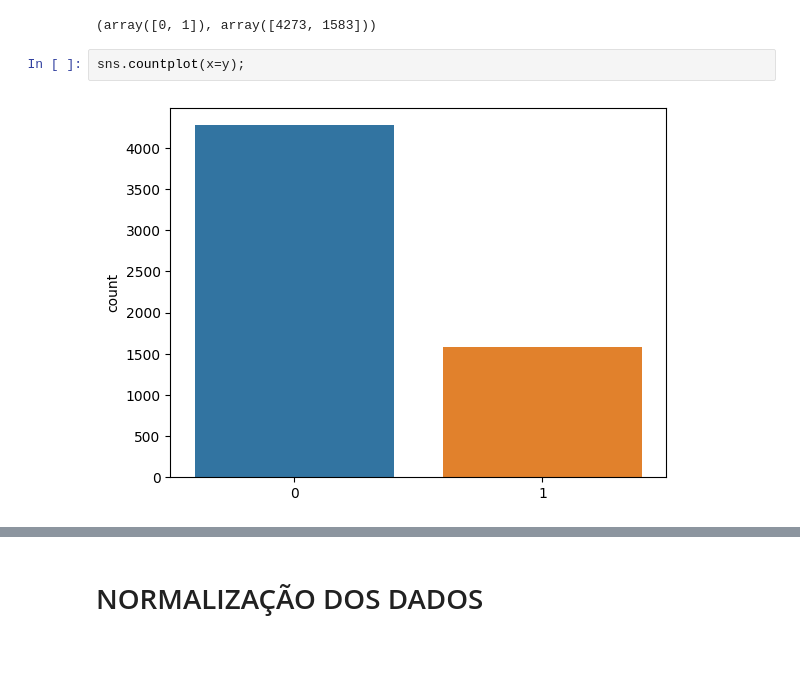
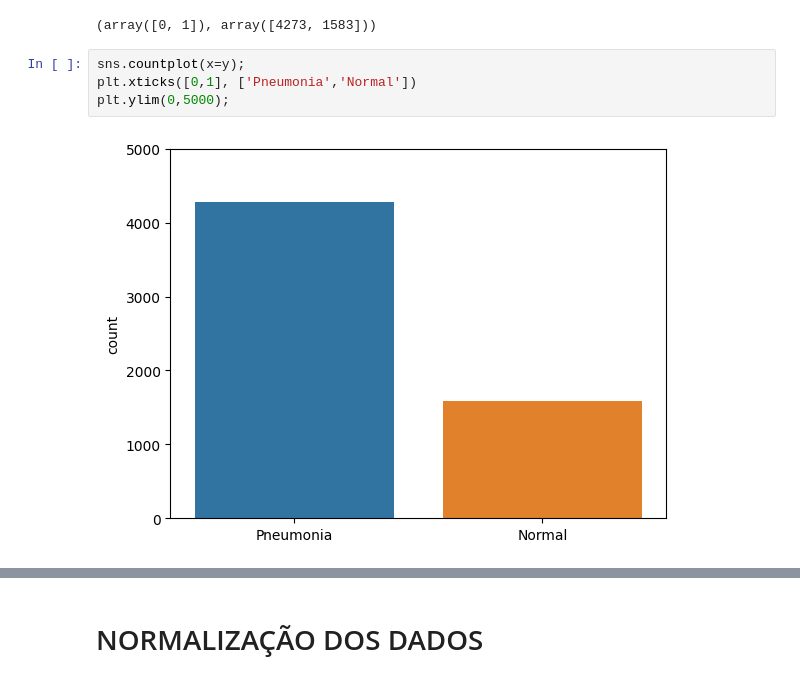
Before and after one commit to dvbarbato/projeto_xray, a Jupyter notebook: classificador.ipynb, the cells around one changed output, grey strips where cells are left out. Drawn from its saved outputs; the diff is of its cells as text; blank space fills up the shorter version.

```diff
--- a/classificador.ipynb
+++ b/classificador.ipynb
@@ -177,5 +170,7 @@ np.unique(y, return_counts=True)
 (array([0, 1]), array([4273, 1583]))
 # %%
 sns.countplot(x=y);
+plt.xticks([0,1], ['Pneumonia','Normal'])
+plt.ylim(0,5000);
 # %% [output]
-[figure, old version]
+[figure, new version]
```
Also changed, not shown: parts of 11 cells of this notebook, 3 other files.
